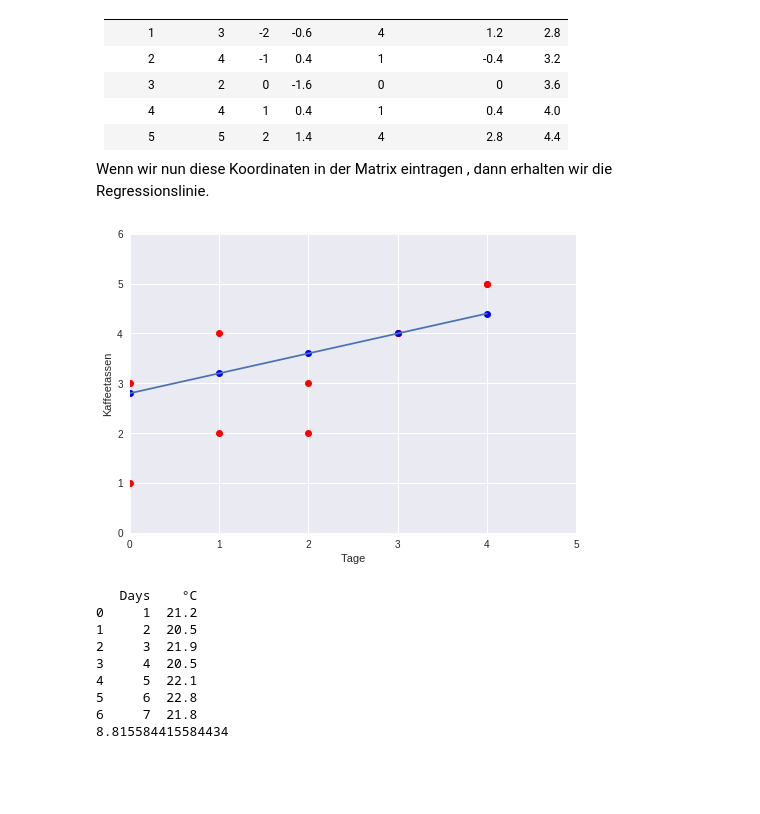
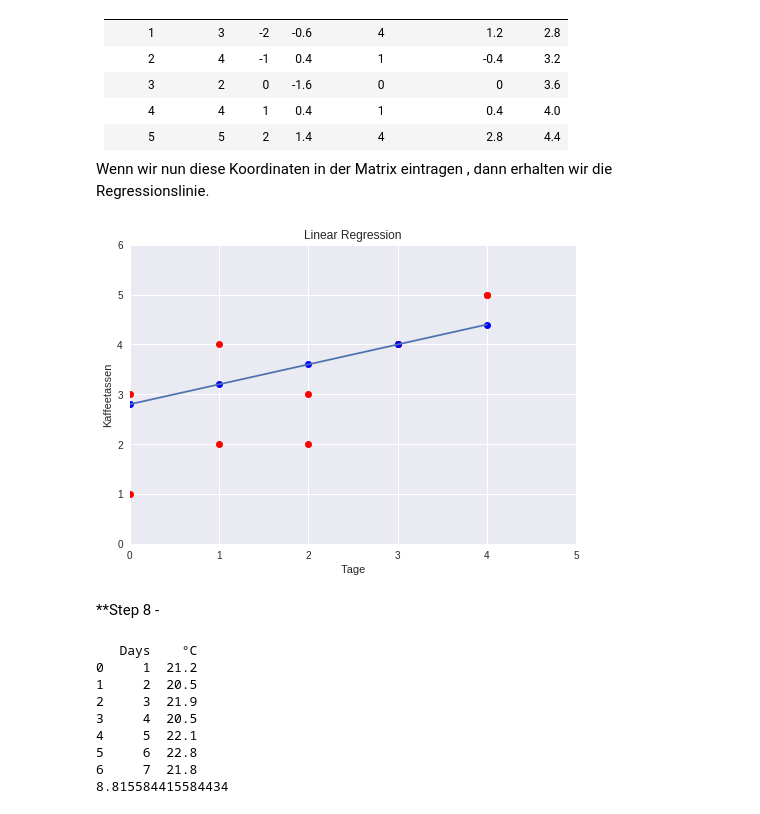
Before and after one commit to sakuronohana/my_datascience, a Jupyter notebook: Machine_Learning_Modells.ipynb, the cells around one changed output. Cells and saved outputs as stored; diff of their text form; code cells hidden in the pictures; blank space fills up the shorter version.

```diff
--- a/Machine_Learning_Modells.ipynb
+++ b/Machine_Learning_Modells.ipynb
@@ -167,16 +167,19 @@ Wenn wir nun diese Koordinaten in der Matrix eintragen , dann erhalten wir die R
 # %%
 import matplotlib.pyplot as plt
 
 dp = [[1,3],[2,4],[3,2],[4,4],[5,5]]
 rl = [[2.8],[3.2],[3.6],[4.0],[4.4]]
 
 plt.plot(dp,'ro', rl, 'bo', rl)
+plt.title('Linear Regression')
 plt.axis([0,5,0,6])
 plt.xlabel('Tage')
 plt.ylabel('Kaffeetassen')
 plt.show()
 # %% [output]
-[figure, old version]
+[figure, new version]
+# %% [markdown]
+**Step 8 -
 # %%
 #Lineare Regression - ohne SciKit-Learn
 
```
